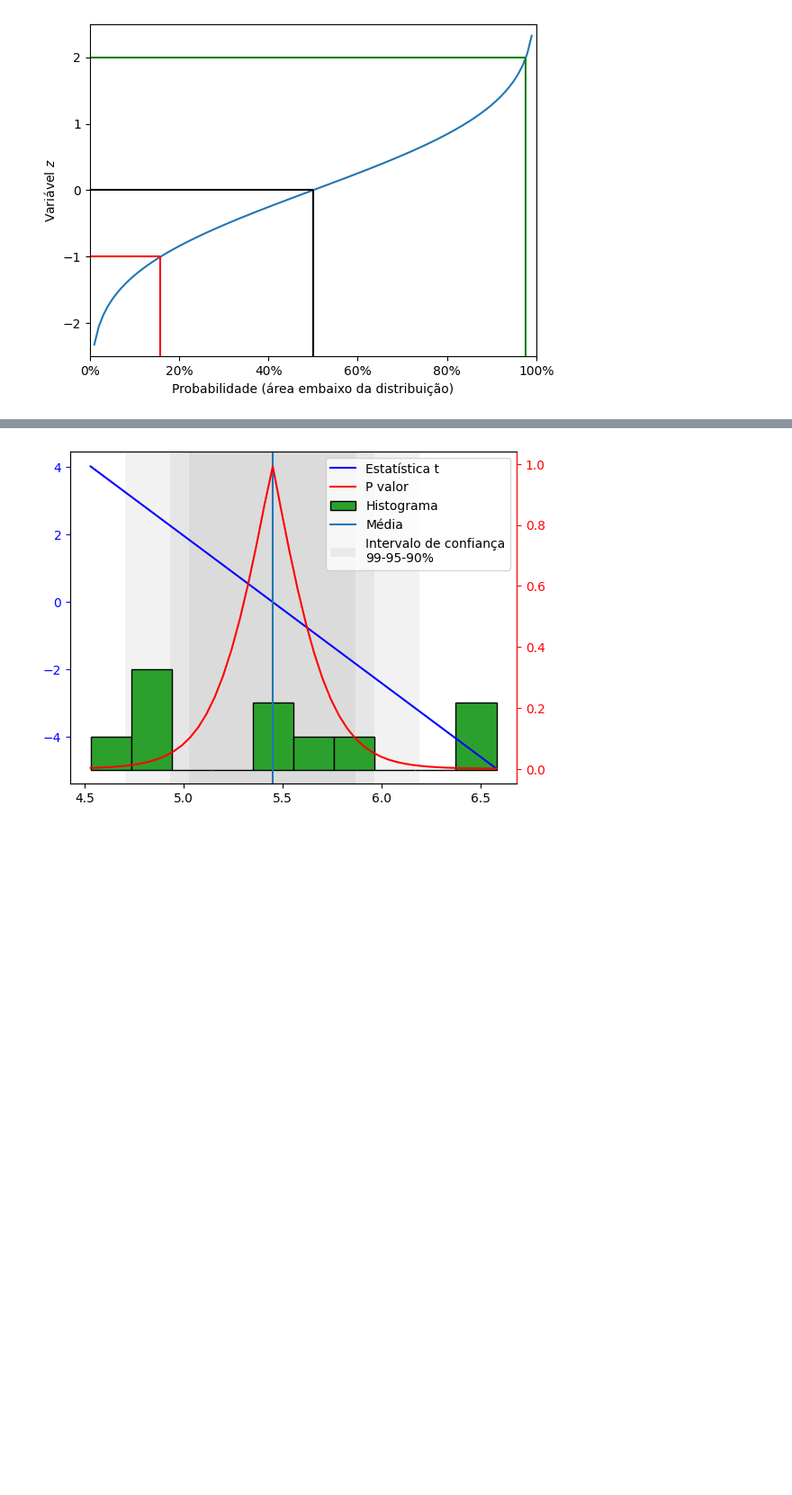
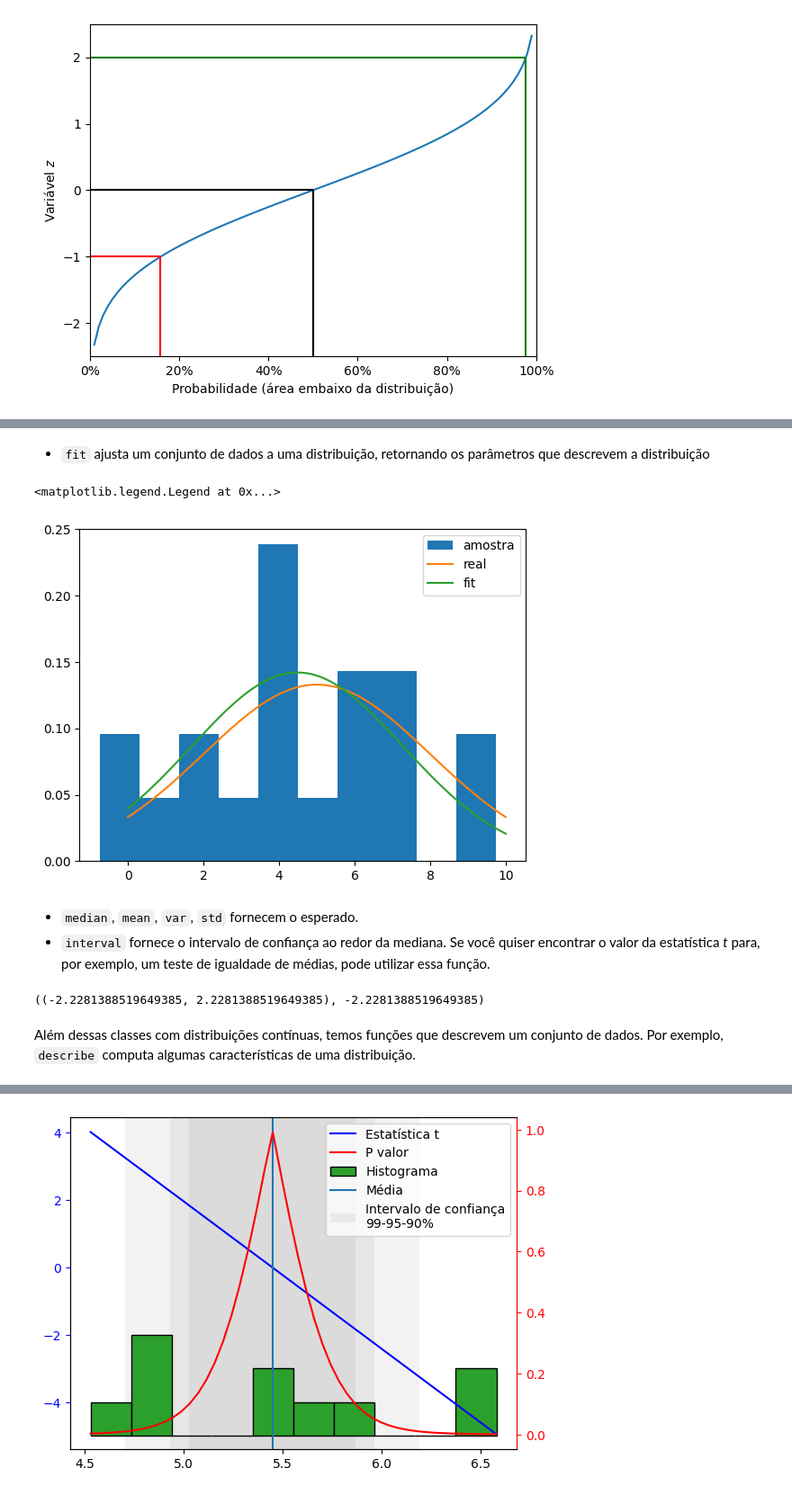
Before and after one commit to KarlClinckspoor/CursoPython, a Jupyter notebook: Capítulos/Capítulo08/Tour dos principais pacotes científicos.ipynb, the cells around one changed output, grey strips where cells are left out. Shown at 90% size. Cells and saved outputs as stored; diff of their text form; code cells hidden in the pictures; blank space fills up the shorter version.

```diff
--- a/Capítulos/Capítulo08/Tour dos principais pacotes científicos.ipynb
+++ b/Capítulos/Capítulo08/Tour dos principais pacotes científicos.ipynb
@@ -2686,0 +2718,24 @@ Text(0, 0.5, 'Variável $z$')
+# %% [markdown]
+* `fit` ajusta um conjunto de dados a uma distribuição, retornando os parâmetros que descrevem a distribuição
+# %%
+x = np.linspace(0, 10, num=500)
+loc = max(x) / 2
+std = 3
+vals = sp.stats.norm.rvs(loc=loc, scale=std, size=20, random_state=42)
+params = sp.stats.norm.fit(vals)
+plt.hist(vals, density=True, label="amostra")
+plt.plot(x, sp.stats.norm.pdf(x, loc=loc, scale=std), label="real")
+plt.plot(x, sp.stats.norm.pdf(x, *params), label="fit")
+plt.legend()
+# %% [output]
+<matplotlib.legend.Legend at 0x...>
+[figure, added]
+# %% [markdown]
+* `median`, `mean`, `var`, `std` fornecem o esperado.
+* `interval` fornece o intervalo de confiança ao redor da mediana. Se você quiser encontrar o valor da estatística *t* para, por exemplo, um teste de igualdade de médias, pode utilizar essa função.
+# %%
+sp.stats.t.interval(confidence=0.95, df=10), sp.stats.t.ppf(0.025, df=10)
+# %% [output]
+((-2.2281388519649385, 2.2281388519649385), -2.2281388519649385)
+# %% [markdown]
+Além dessas classes com distribuições contínuas, temos funções que descrevem um conjunto de dados. Por exemplo, `describe` computa algumas características de uma distribuição.
```
Also changed, not shown: parts of 17 cells of this notebook, 1 other file.
